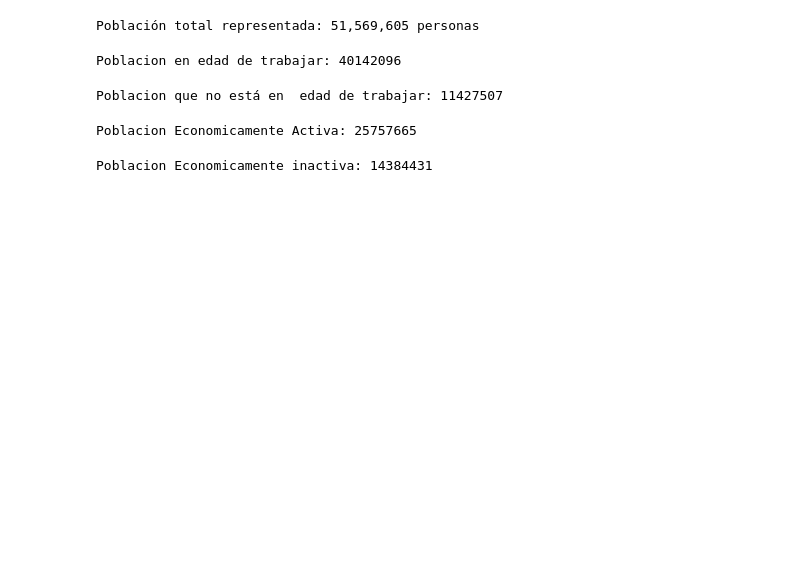
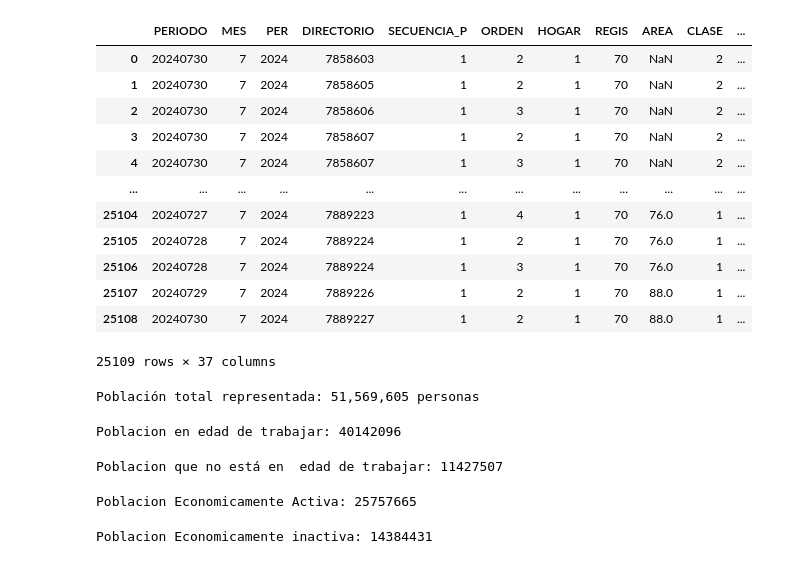
Before and after one commit to Erly-vanesa-cs/Datos-Electiva-I, a Jupyter notebook: Talleres/01-UNIDAD-TALLER-GEIH2025.ipynb, the cells around one changed output. Cells and saved outputs as stored; diff of their text form; code cells hidden in the pictures; blank space fills up the shorter version.

```diff
--- a/Talleres/01-UNIDAD-TALLER-GEIH2025.ipynb
+++ b/Talleres/01-UNIDAD-TALLER-GEIH2025.ipynb
@@ -28,3 +81,19 @@ df_desocupados=pd.read_csv(url_desocupados,encoding='latin-1',
+# %%
+df_desocupados
+# %% [output]
+|  | PERIODO | MES | PER | DIRECTORIO | SECUENCIA_P | ORDEN | HOGAR | REGIS | AREA | CLASE | ... |
+| 0 | 20240730 | 7 | 2024 | 7858603 | 1 | 2 | 1 | 70 | NaN | 2 | ... |
+| 1 | 20240730 | 7 | 2024 | 7858605 | 1 | 2 | 1 | 70 | NaN | 2 | ... |
+| 2 | 20240730 | 7 | 2024 | 7858606 | 1 | 3 | 1 | 70 | NaN | 2 | ... |
+| 3 | 20240730 | 7 | 2024 | 7858607 | 1 | 2 | 1 | 70 | NaN | 2 | ... |
+| 4 | 20240730 | 7 | 2024 | 7858607 | 1 | 3 | 1 | 70 | NaN | 2 | ... |
+| ... | ... | ... | ... | ... | ... | ... | ... | ... | ... | ... | ... |
+| 25104 | 20240727 | 7 | 2024 | 7889223 | 1 | 4 | 1 | 70 | 76.0 | 1 | ... |
+| 25105 | 20240728 | 7 | 2024 | 7889224 | 1 | 2 | 1 | 70 | 76.0 | 1 | ... |
+| 25106 | 20240728 | 7 | 2024 | 7889224 | 1 | 3 | 1 | 70 | 76.0 | 1 | ... |
+| 25107 | 20240729 | 7 | 2024 | 7889226 | 1 | 2 | 1 | 70 | 88.0 | 1 | ... |
+| 25108 | 20240730 | 7 | 2024 | 7889227 | 1 | 2 | 1 | 70 | 88.0 | 1 | ... |
+25109 rows × 37 columns
 # %%
 #Taller mercado laboral GEIH 2025
 #Interpretar y explicar textualmente todas las respuesta
```
Also changed, not shown: parts of 11 cells of this notebook.
